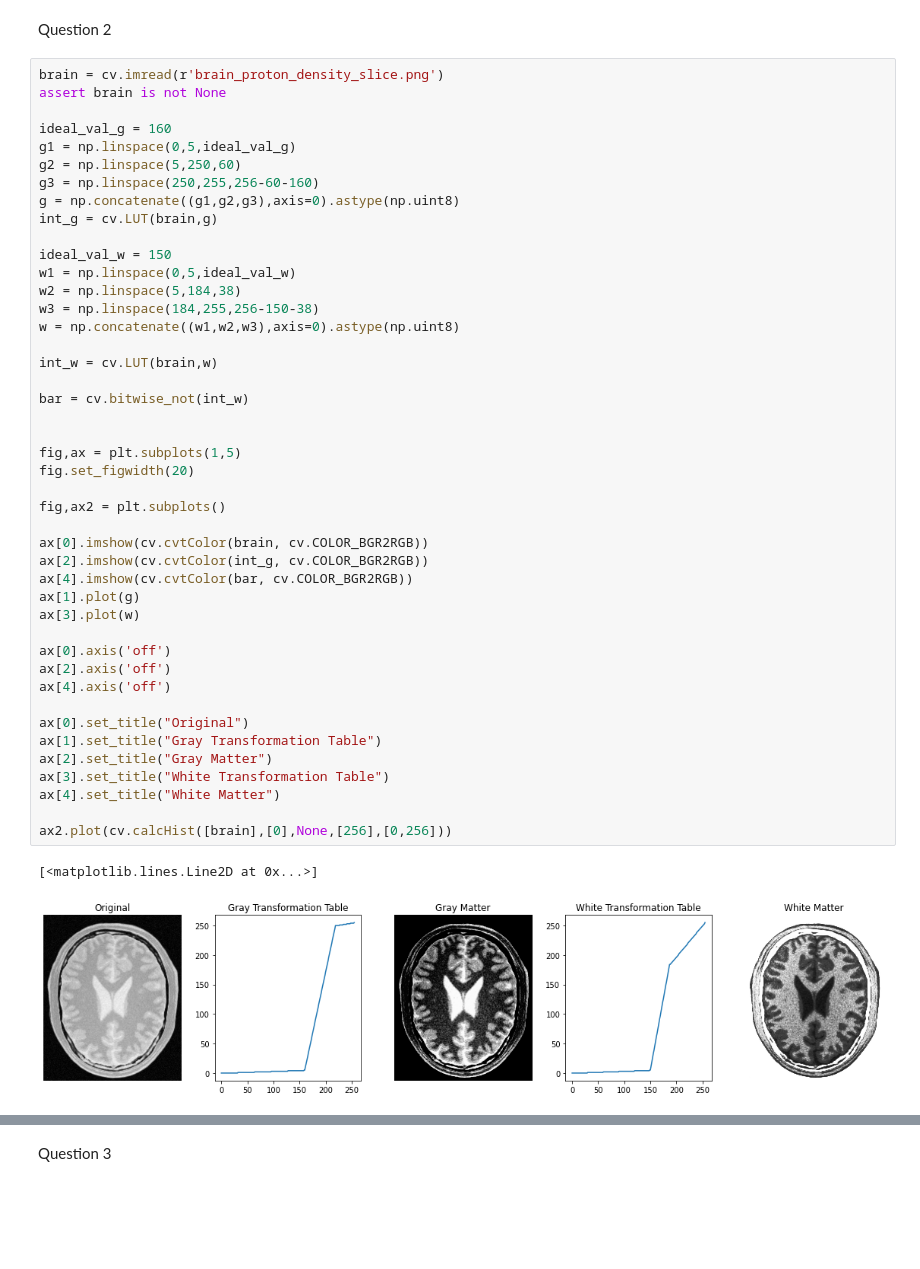
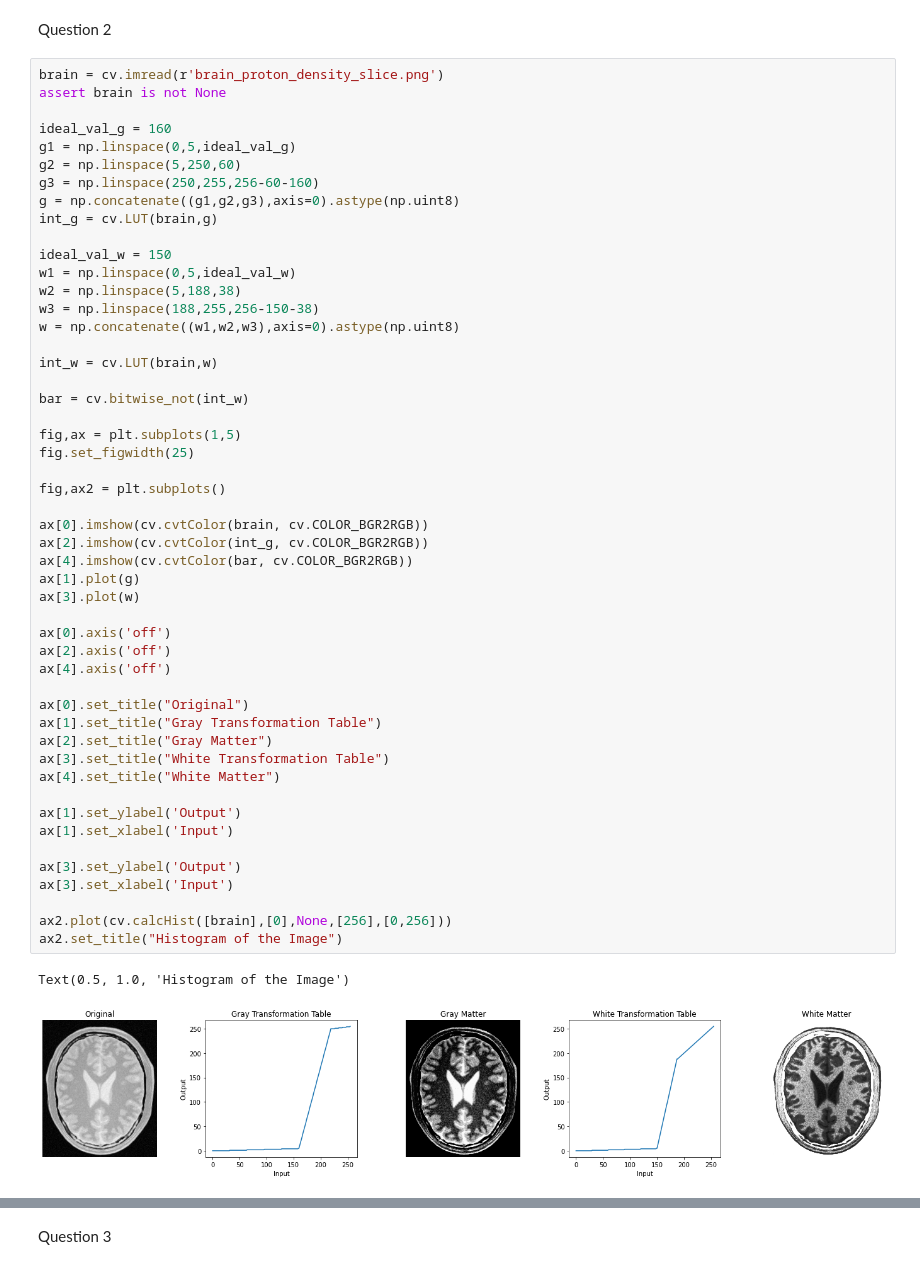
Before and after one commit to akilaabeyratne/EN2550-Assignment-1, a Jupyter notebook: Assignment1.ipynb, the cells around one changed output, grey strips where cells are left out. Saved outputs shown, nothing was run; the diff lists cells and outputs as text; blank space fills up the shorter version.

Commit message:
Added axis names for graphs

```diff
--- a/Assignment1.ipynb
+++ b/Assignment1.ipynb
@@ -44,37 +47,43 @@ int_g = cv.LUT(brain,g)
 
 ideal_val_w = 150
 w1 = np.linspace(0,5,ideal_val_w)
-w2 = np.linspace(5,184,38)
-w3 = np.linspace(184,255,256-150-38)
+w2 = np.linspace(5,188,38)
+w3 = np.linspace(188,255,256-150-38)
 w = np.concatenate((w1,w2,w3),axis=0).astype(np.uint8)
 
 int_w = cv.LUT(brain,w)
 
 bar = cv.bitwise_not(int_w)
 
-
 fig,ax = plt.subplots(1,5)
-fig.set_figwidth(20)
+fig.set_figwidth(25)
 
 fig,ax2 = plt.subplots()
 
 ax[0].imshow(cv.cvtColor(brain, cv.COLOR_BGR2RGB))
 ax[2].imshow(cv.cvtColor(int_g, cv.COLOR_BGR2RGB))
 ax[4].imshow(cv.cvtColor(bar, cv.COLOR_BGR2RGB))
 ax[1].plot(g)
 ax[3].plot(w)
 
 ax[0].axis('off')
 ax[2].axis('off')
 ax[4].axis('off')
 
 ax[0].set_title("Original")
 ax[1].set_title("Gray Transformation Table")
 ax[2].set_title("Gray Matter")
 ax[3].set_title("White Transformation Table")
 ax[4].set_title("White Matter")
 
+ax[1].set_ylabel('Output')
+ax[1].set_xlabel('Input')
+
+ax[3].set_ylabel('Output')
+ax[3].set_xlabel('Input')
+
 ax2.plot(cv.calcHist([brain],[0],None,[256],[0,256]))
+ax2.set_title("Histogram of the Image")
 # %% [output]
-[<matplotlib.lines.Line2D at 0x...>]
+Text(0.5, 1.0, 'Histogram of the Image')
-[figure, old version]
+[figure, new version]
```
Also changed, not shown: parts of 2 cells of this notebook.
